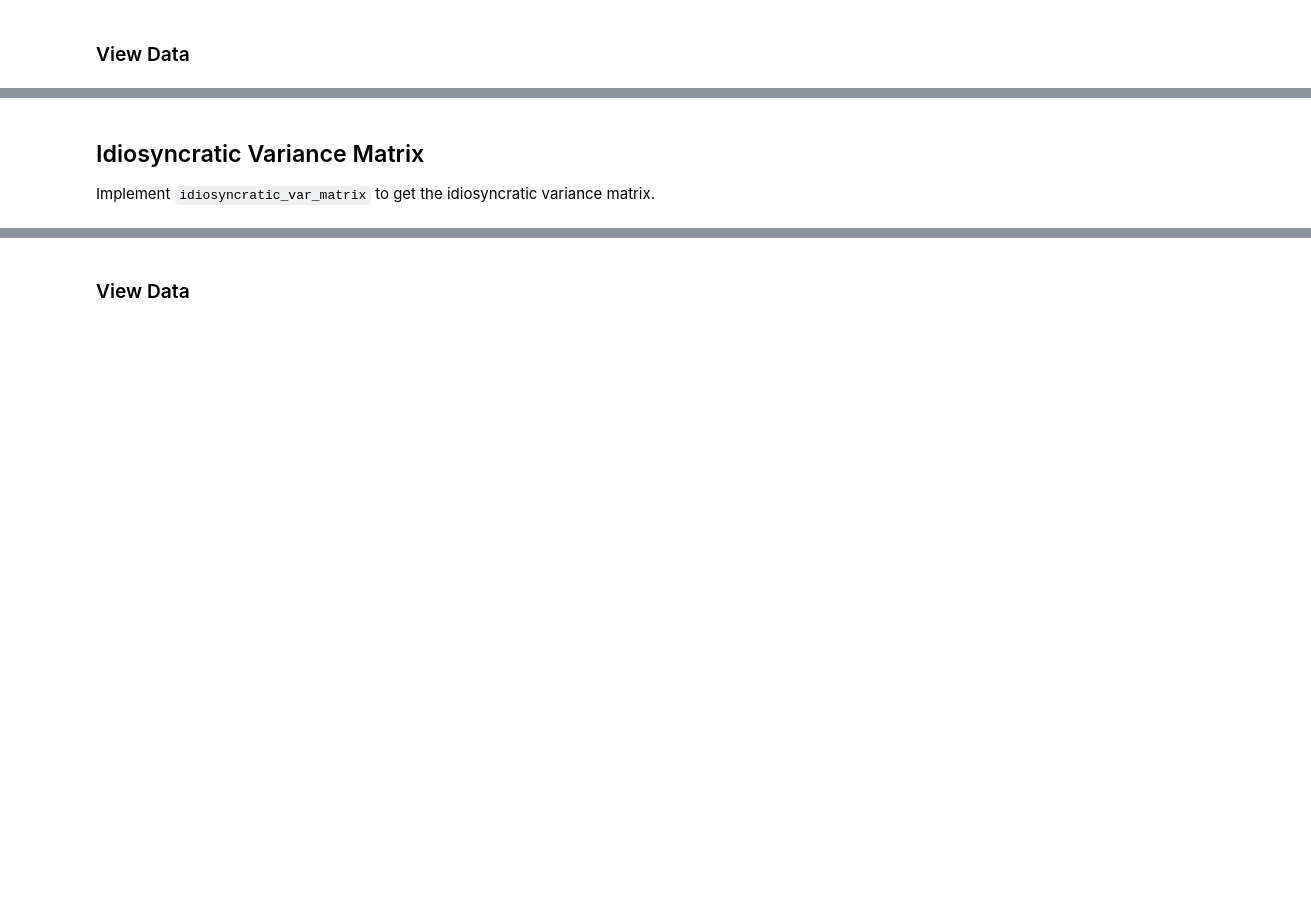
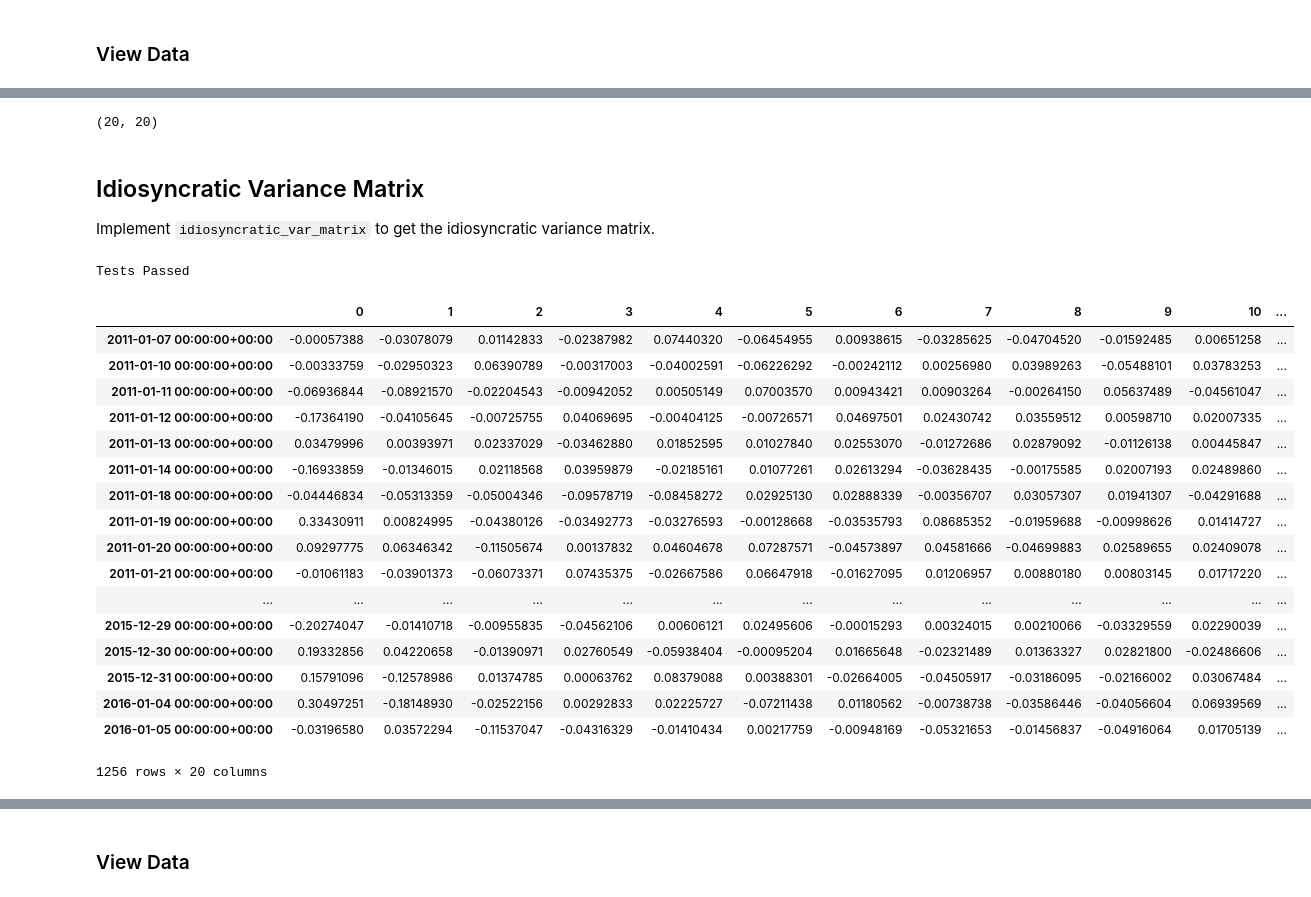
Before and after one commit to cerionXLII/MultiFactorPortfolioModel, a Jupyter notebook: src/project_4_starter.ipynb, the cells around one changed output, grey strips where cells are left out. Drawn from its saved outputs; the diff is of its cells as text; code cells hidden in the pictures; blank space fills up the shorter version.

```diff
--- a/src/project_4_starter.ipynb
+++ b/src/project_4_starter.ipynb
@@ -359,10 +371,9 @@ def factor_cov_matrix(factor_returns, ann_factor):
     factor_cov_matrix : 2 dimensional Ndarray
         Factor covariance matrix
     """
-
-    #TODO: Implement function
-
-    return None
+    var = factor_returns.var(axis=0, ddof=1)
+    annualizedVar = var*ann_factor
+    return np.diag(annualizedVar)
 
 
 project_tests.test_factor_cov_matrix(factor_cov_matrix)
@@ -376,3 +407,7 @@ risk_model['factor_cov_matrix']
+# %%
+risk_model['factor_cov_matrix'].shape
+# %% [output]
+(20, 20)
 # %% [markdown]
 ## Idiosyncratic Variance Matrix
 Implement `idiosyncratic_var_matrix` to get the idiosyncratic variance matrix.
@@ -398,9 +433,35 @@ def idiosyncratic_var_matrix(returns, factor_returns, factor_betas, ann_factor):
         Idiosyncratic variance matrix
     """
 
-    #TODO: Implement function
+    residuals = returns - factor_returns.dot(factor_betas.T)
+    var = np.var(residuals)
+    annualizedVar = ann_factor*var
+    S = np.diag(annualizedVar)
 
-    return None
+    return pd.DataFrame(S, returns.columns, returns.columns)
 
 
 project_tests.test_idiosyncratic_var_matrix(idiosyncratic_var_matrix)
+# %% [output]
+Tests Passed
+# %%
+risk_model['factor_returns']
+# %% [output]
+|  | 0 | 1 | 2 | 3 | 4 | 5 | 6 | 7 | 8 | 9 | 10 | ... |
+| 2011-01-07 00:00:00+00:00 | -0.00057388 | -0.03078079 | 0.01142833 | -0.02387982 | 0.07440320 | -0.06454955 | 0.00938615 | -0.03285625 | -0.04704520 | -0.01592485 | 0.00651258 | ... |
+| 2011-01-10 00:00:00+00:00 | -0.00333759 | -0.02950323 | 0.06390789 | -0.00317003 | -0.04002591 | -0.06226292 | -0.00242112 | 0.00256980 | 0.03989263 | -0.05488101 | 0.03783253 | ... |
+| 2011-01-11 00:00:00+00:00 | -0.06936844 | -0.08921570 | -0.02204543 | -0.00942052 | 0.00505149 | 0.07003570 | 0.00943421 | 0.00903264 | -0.00264150 | 0.05637489 | -0.04561047 | ... |
+| 2011-01-12 00:00:00+00:00 | -0.17364190 | -0.04105645 | -0.00725755 | 0.04069695 | -0.00404125 | -0.00726571 | 0.04697501 | 0.02430742 | 0.03559512 | 0.00598710 | 0.02007335 | ... |
+| 2011-01-13 00:00:00+00:00 | 0.03479996 | 0.00393971 | 0.02337029 | -0.03462880 | 0.01852595 | 0.01027840 | 0.02553070 | -0.01272686 | 0.02879092 | -0.01126138 | 0.00445847 | ... |
+| 2011-01-14 00:00:00+00:00 | -0.16933859 | -0.01346015 | 0.02118568 | 0.03959879 | -0.02185161 | 0.01077261 | 0.02613294 | -0.03628435 | -0.00175585 | 0.02007193 | 0.02489860 | ... |
+| 2011-01-18 00:00:00+00:00 | -0.04446834 | -0.05313359 | -0.05004346 | -0.09578719 | -0.08458272 | 0.02925130 | 0.02888339 | -0.00356707 | 0.03057307 | 0.01941307 | -0.04291688 | ... |
+| 2011-01-19 00:00:00+00:00 | 0.33430911 | 0.00824995 | -0.04380126 | -0.03492773 | -0.03276593 | -0.00128668 | -0.03535793 | 0.08685352 | -0.01959688 | -0.00998626 | 0.01414727 | ... |
+| 2011-01-20 00:00:00+00:00 | 0.09297775 | 0.06346342 | -0.11505674 | 0.00137832 | 0.04604678 | 0.07287571 | -0.04573897 | 0.04581666 | -0.04699883 | 0.02589655 | 0.02409078 | ... |
+| 2011-01-21 00:00:00+00:00 | -0.01061183 | -0.03901373 | -0.06073371 | 0.07435375 | -0.02667586 | 0.06647918 | -0.01627095 | 0.01206957 | 0.00880180 | 0.00803145 | 0.01717220 | ... |
+| ... | ... | ... | ... | ... | ... | ... | ... | ... | ... | ... | ... | ... |
+| 2015-12-29 00:00:00+00:00 | -0.20274047 | -0.01410718 | -0.00955835 | -0.04562106 | 0.00606121 | 0.02495606 | -0.00015293 | 0.00324015 | 0.00210066 | -0.03329559 | 0.02290039 | ... |
+| 2015-12-30 00:00:00+00:00 | 0.19332856 | 0.04220658 | -0.01390971 | 0.02760549 | -0.05938404 | -0.00095204 | 0.01665648 | -0.02321489 | 0.01363327 | 0.02821800 | -0.02486606 | ... |
+| 2015-12-31 00:00:00+00:00 | 0.15791096 | -0.12578986 | 0.01374785 | 0.00063762 | 0.08379088 | 0.00388301 | -0.02664005 | -0.04505917 | -0.03186095 | -0.02166002 | 0.03067484 | ... |
+| 2016-01-04 00:00:00+00:00 | 0.30497251 | -0.18148930 | -0.02522156 | 0.00292833 | 0.02225727 | -0.07211438 | 0.01180562 | -0.00738738 | -0.03586446 | -0.04056604 | 0.06939569 | ... |
+| 2016-01-05 00:00:00+00:00 | -0.03196580 | 0.03572294 | -0.11537047 | -0.04316329 | -0.01410434 | 0.00217759 | -0.00948169 | -0.05321653 | -0.01456837 | -0.04916064 | 0.01705139 | ... |
+1256 rows × 20 columns
```
Also changed, not shown: parts of 17 cells of this notebook.
